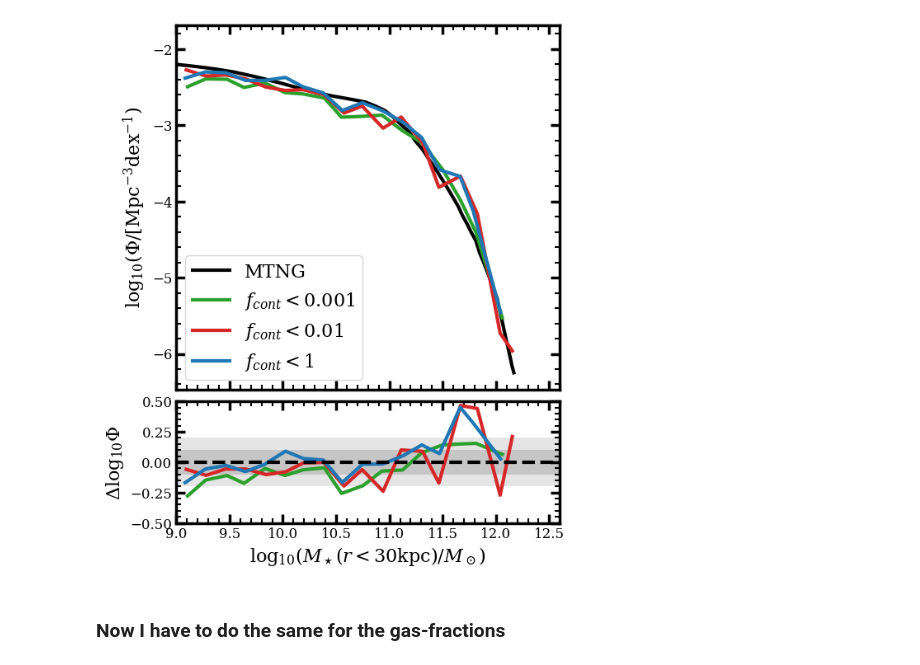
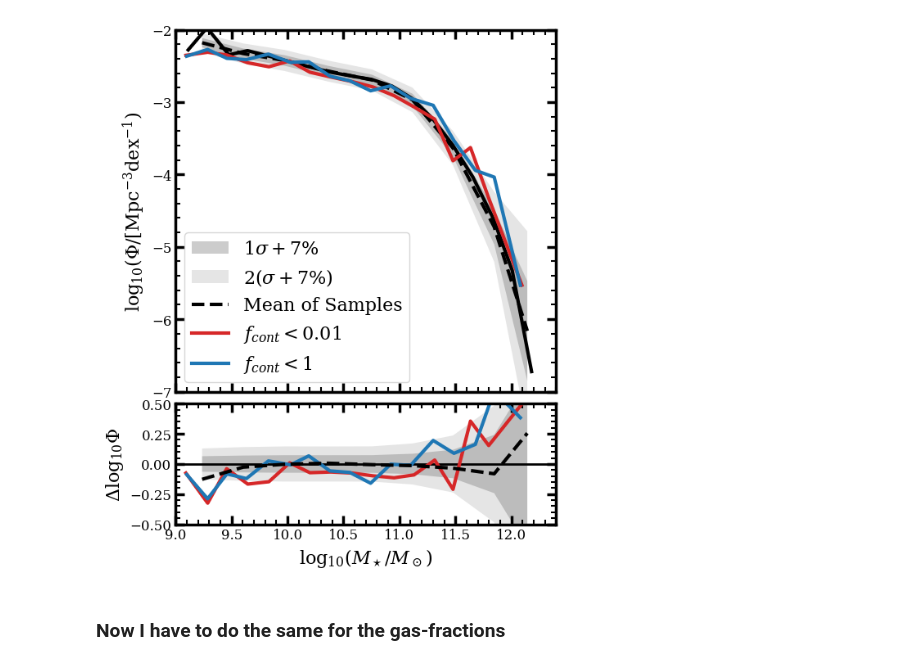
Before and after one commit to fgmaion/MTNG-resims, a Jupyter notebook: Notebooks/validation/1pt_validation_plots.ipynb, the cells around one changed output. Drawn from its saved outputs; the diff is of its cells as text; code cells hidden in the pictures.

```diff
--- a/Notebooks/validation/1pt_validation_plots.ipynb
+++ b/Notebooks/validation/1pt_validation_plots.ipynb
@@ -367,3 +242,22 @@ ax.minorticks_on()
+# %%
+def mean_std_without_zeros(array):
+    ndraws, nbins = array.shape
+    mean_values = []
+    std_values = []
+
+    for i in range(nbins):
+        non_zero_values = array[:, i][array[:, i] != 0]
+        mean_values.append(np.mean(non_zero_values))
+        std_values.append(np.std(non_zero_values))
+
+    return np.array(mean_values), np.array(std_values)
+
+
+smf_draws = np.load("/cosmos_storage/home/fgmaion/MTNG-resims/results/smf/smf_draws/smf_draws100_nbins10.npy", allow_pickle=True).item()
+
+mean_smf_nz, err_smf_nz = mean_std_without_zeros(smf_draws['ens_smf'])
+err_log_smf = err_smf_nz / mean_smf_nz / np.log(10)
+mstar_mean, _ = mean_std_without_zeros(smf_draws['mstar'])
 # %%
 import matplotlib.pyplot as plt
 import numpy as np
@@ -374,64 +268,71 @@ fig, (ax, ax_res) = plt.subplots(2, 1, figsize=(6, 8), dpi=100, sharex=True,
                                  gridspec_kw={'height_ratios': [3, 1], 'hspace': 0.05})
 
 # --- Main Plot (Top) ---
-ax.plot(np.log10(mtng_smf[::2,0]), np.log10(mtng_smf[::2,1]),
-        color="k", lw=3, label='MTNG')
-ax.plot(np.log10(zoom_smf_strict['mstar'][0]), np.log10(zoom_smf_strict['smf'][0]),
-        color="C2", lw=3, label='$f_{cont} < 0.001$')
+ax.fill_between(np.log10(mstar_mean), np.log10(mean_smf_nz) - (err_log_smf+err_7_pc), np.log10(mean_smf_nz) + (err_log_smf+err_7_pc), color='gray', alpha=0.4, edgecolor=None, label='1$\sigma+7\%$')
+ax.fill_between(np.log10(mstar_mean), np.log10(mean_smf_nz) - 2 * (err_log_smf+err_7_pc), np.log10(mean_smf_nz) + 2 * (err_log_smf+err_7_pc), color='gray', alpha=0.2, edgecolor=None, label='2$(\sigma+7\%)$')
+ax.plot(np.log10(smf_total['mstar']), np.log10(smf_total['smf']), color='k', lw=3)
+ax.plot(np.log10(mstar_mean), np.log10(mean_smf_nz), color='k', ls='--', lw=3, label='Mean of Samples')
+
+
 ax.plot(np.log10(zoom_smf['mstar'][0]), np.log10(zoom_smf['smf'][0]),
         color="C3", lw=3, label='$f_{cont} < 0.01$')
 ax.plot(np.log10(zoom_smf_total['mstar'][0]), np.log10(zoom_smf_total['smf'][0]),
         color="C0", lw=3, label='$f_{cont} < 1$')
 
-ax.legend(fontsize=16)
+ax.legend(fontsize=16, loc='lower left')
 ax.set_ylabel(r"$\log_{10}(\Phi/[$Mpc$^{-3}$dex$^{-1})$", fontsize=16)
 
 # --- Residual Plot (Bottom) ---
 # Calculate residues
-res_strict = np.log10(zoom_smf_strict['smf'][0]) - np.interp(np.log10(zoom_smf_strict['mstar'][0]),
-                                                   np.log10(mtng_smf[:,0]),
-                                                   np.log10(mtng_smf[:,1]))
 res_zoom = np.log10(zoom_smf['smf'][0]) - np.interp(np.log10(zoom_smf['mstar'][0]),
-                                                   np.log10(mtng_smf[:,0]),
-                                                   np.log10(mtng_smf[:,1]))
+                                                   np.log10(smf_total['mstar'][:-1]),
+                                                   np.log10(smf_total['smf'][:-1]))
 res_total = np.log10(zoom_smf_total['smf'][0]) - np.interp(np.log10(zoom_smf_total['mstar'][0]),
-                                                          np.log10(mtng_smf[:,0]),
-                                                          np.log10(mtng_smf[:,1]))
+                                                          np.log10(smf_total['mstar'][:-1]),
+                                                          np.log10(smf_total['smf'][:-1]))
 
-ax_res.plot(np.log10(zoom_smf_strict['mstar'][0]), res_strict, color="C2", lw=3)
+res_mean = np.log10(mean_smf_nz) - np.interp(np.log10(mstar_mean), np.log10(smf_total['mstar'][:-1]), np.log10(smf_total['smf'][:-1]))
+
+ax_res.axhline(0, color="k", ls="-", lw=2)
+
 ax_res.plot(np.log10(zoom_smf['mstar'][0]), res_zoom, color="C3", lw=3)
 ax_res.plot(np.log10(zoom_smf_total['mstar'][0]), res_total, color="C0", lw=3)
+ax_res.plot(np.log10(mstar_mean), res_mean, color='k', ls='--', lw=3)
 
-ax_res.fill_between(np.linspace(8, 13, 100), -0.2, 0.2, color="gray", alpha=0.2, ec=None)
-ax_res.fill_between(np.linspace(8, 13, 100), -0.1, 0.1, color="gray", alpha=0.3, ec=None)
-ax_res.axhline(0, color="k", ls="--", lw=3)
+err_7_pc = 0.07 / np.log(10) # Convert 7% error in linear space to log space
+
+ax_res.fill_between(np.log10(mstar_mean), - (err_log_smf+err_7_pc), (err_log_smf+err_7_pc), color='gray', alpha=0.4, edgecolor=None)
+ax_res.fill_between(np.log10(mstar_mean), - 2 * (err_log_smf+err_7_pc), 2 * (err_log_smf+err_7_pc), color='gray', alpha=0.2, edgecolor=None)
+# ax_res.fill_between(np.linspace(8, 13, 100), -0.2, 0.2, color="gray", alpha=0.2, ec=None)
+# ax_res.fill_between(np.linspace(8, 13, 100), -0.1, 0.1, color="gray", alpha=0.3, ec=None)
 
 ax_res.set_ylim(-0.5, 0.5)
-ax_res.set_xlabel(r"$\log_{10}(M_\star(r<30\mathrm{kpc}) / M_\odot)$", fontsize=16)
+ax_res.set_xlabel(r"$\log_{10}(M_\star / M_\odot)$", fontsize=16)
 ax_res.set_ylabel(r"$\Delta \log_{10} \Phi$", fontsize=16)
 
 # --- Global Formatting ---
-ax.set_xlim(9, 12.6)
+ax.set_xlim(9, 12.4)
+ax.set_ylim(-7,-2)
 
 for a in [ax, ax_res]:
     for spine in a.spines.values():
         spine.set_linewidth(2.5)
 
     # Major and minor ticks
     a.tick_params(axis='both', which='major', width=2.5, length=8, labelsize=12,
                   direction='in', top=True, right=True)
     a.tick_params(axis='both', which='minor', width=1.5, length=4,
                   direction='in', top=True, right=True)
     a.minorticks_on()
 
 # Remove x-axis tick labels from the top plot to avoid overlap
 plt.setp(ax.get_xticklabels(), visible=False)
 
 plt.tight_layout()
 plt.savefig("/cosmos_storage/home/fgmaion/MTNG-resims/Notebooks/validation/smf_contamination_comparison.pdf", bbox_inches='tight')
 plt.show()
 # %% [output]
-[figure, old version]
+[figure, new version]
 # %% [markdown]
 ### Now I have to do the same for the gas-fractions
 # %%
```
Also changed, not shown: parts of 18 cells of this notebook, 45 other files.
